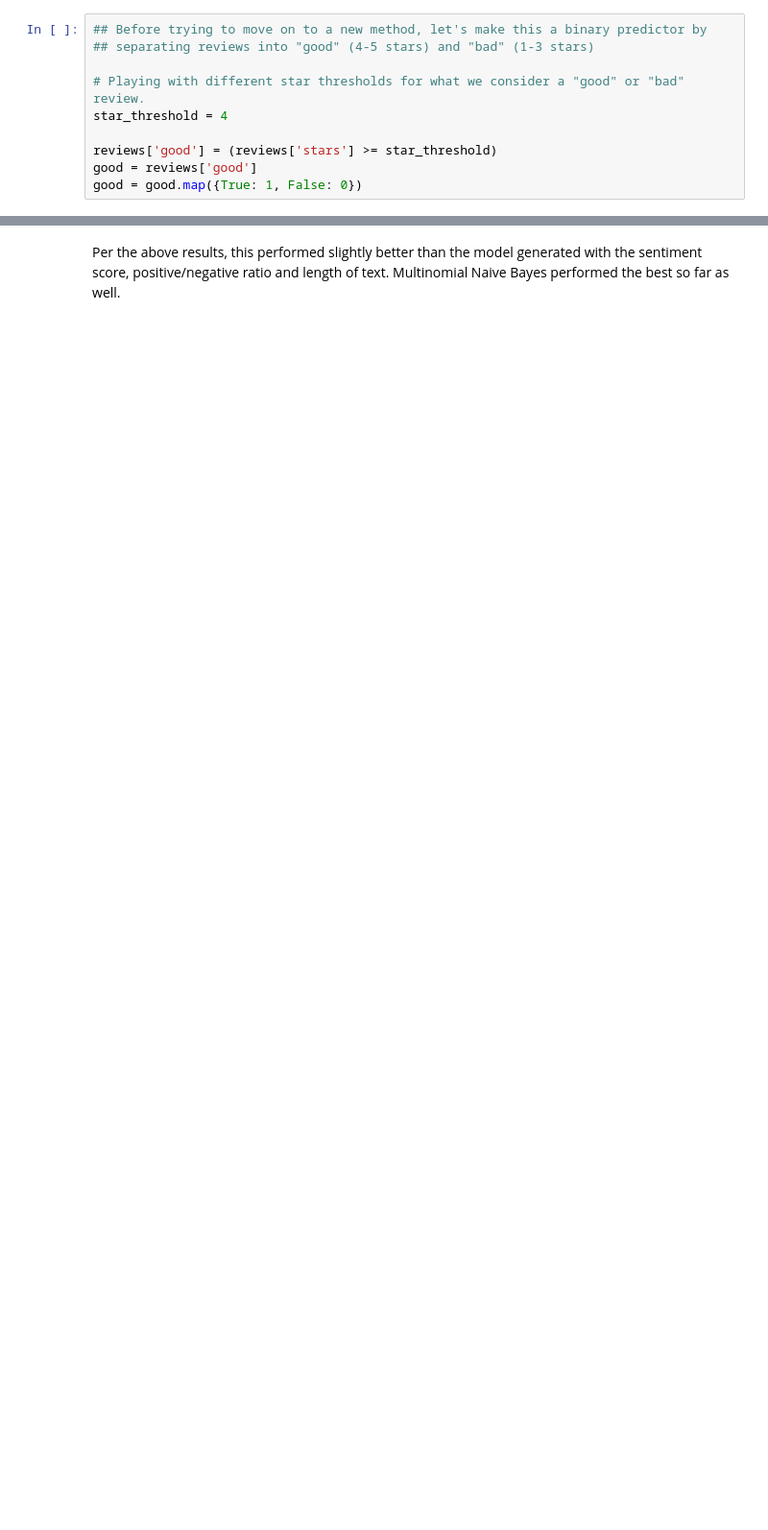
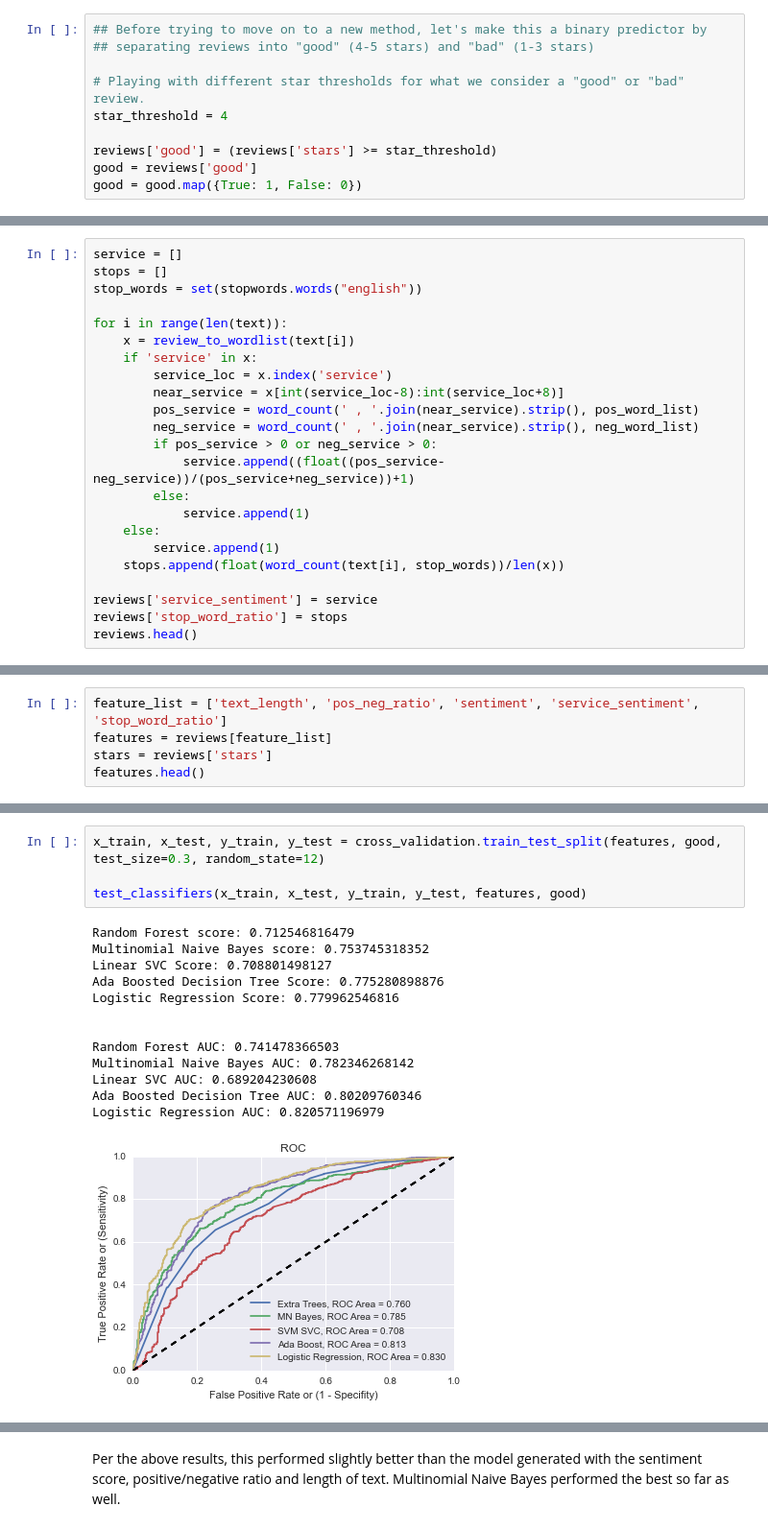
Before and after one commit to samchu8/Final-Project, a Jupyter notebook: Yelp Review Text Analysis - nltk.ipynb, the cells around one changed output, grey strips where cells are left out. Shown at 96% size. Cells and saved outputs as stored; diff of their text form; blank space fills up the shorter version.

```diff
--- a/Yelp Review Text Analysis - nltk.ipynb
+++ b/Yelp Review Text Analysis - nltk.ipynb
@@ -299,0 +356,23 @@ Logistic Regression AUC: 0.812701576286
+# %%
+service = []
+stops = []
+stop_words = set(stopwords.words("english"))
+
+for i in range(len(text)):
+    x = review_to_wordlist(text[i])
+    if 'service' in x:
+        service_loc = x.index('service')
+        near_service = x[int(service_loc-8):int(service_loc+8)]
+        pos_service = word_count(' , '.join(near_service).strip(), pos_word_list)
+        neg_service = word_count(' , '.join(near_service).strip(), neg_word_list)
+        if pos_service > 0 or neg_service > 0:
+            service.append((float((pos_service-neg_service))/(pos_service+neg_service))+1)
+        else:
+            service.append(1)
+    else:
+        service.append(1)
+    stops.append(float(word_count(text[i], stop_words))/len(x))
+
+reviews['service_sentiment'] = service
+reviews['stop_word_ratio'] = stops
+reviews.head()
@@ -299,0 +381,5 @@ Logistic Regression AUC: 0.812701576286
+# %%
+feature_list = ['text_length', 'pos_neg_ratio', 'sentiment', 'service_sentiment', 'stop_word_ratio']
+features = reviews[feature_list]
+stars = reviews['stars']
+features.head()
@@ -299,0 +393,18 @@ Logistic Regression AUC: 0.812701576286
+# %%
+x_train, x_test, y_train, y_test = cross_validation.train_test_split(features, good, test_size=0.3, random_state=12)
+
+test_classifiers(x_train, x_test, y_train, y_test, features, good)
+# %% [output]
+Random Forest score: 0.712546816479
+Multinomial Naive Bayes score: 0.753745318352
+Linear SVC Score: 0.708801498127
+Ada Boosted Decision Tree Score: 0.775280898876
+Logistic Regression Score: 0.779962546816
+
+
+Random Forest AUC: 0.741478366503
+Multinomial Naive Bayes AUC: 0.782346268142
+Linear SVC AUC: 0.689204230608
+Ada Boosted Decision Tree AUC: 0.80209760346
+Logistic Regression AUC: 0.820571196979
+[figure, added]
```
Also changed, not shown: parts of 32 cells of this notebook.
